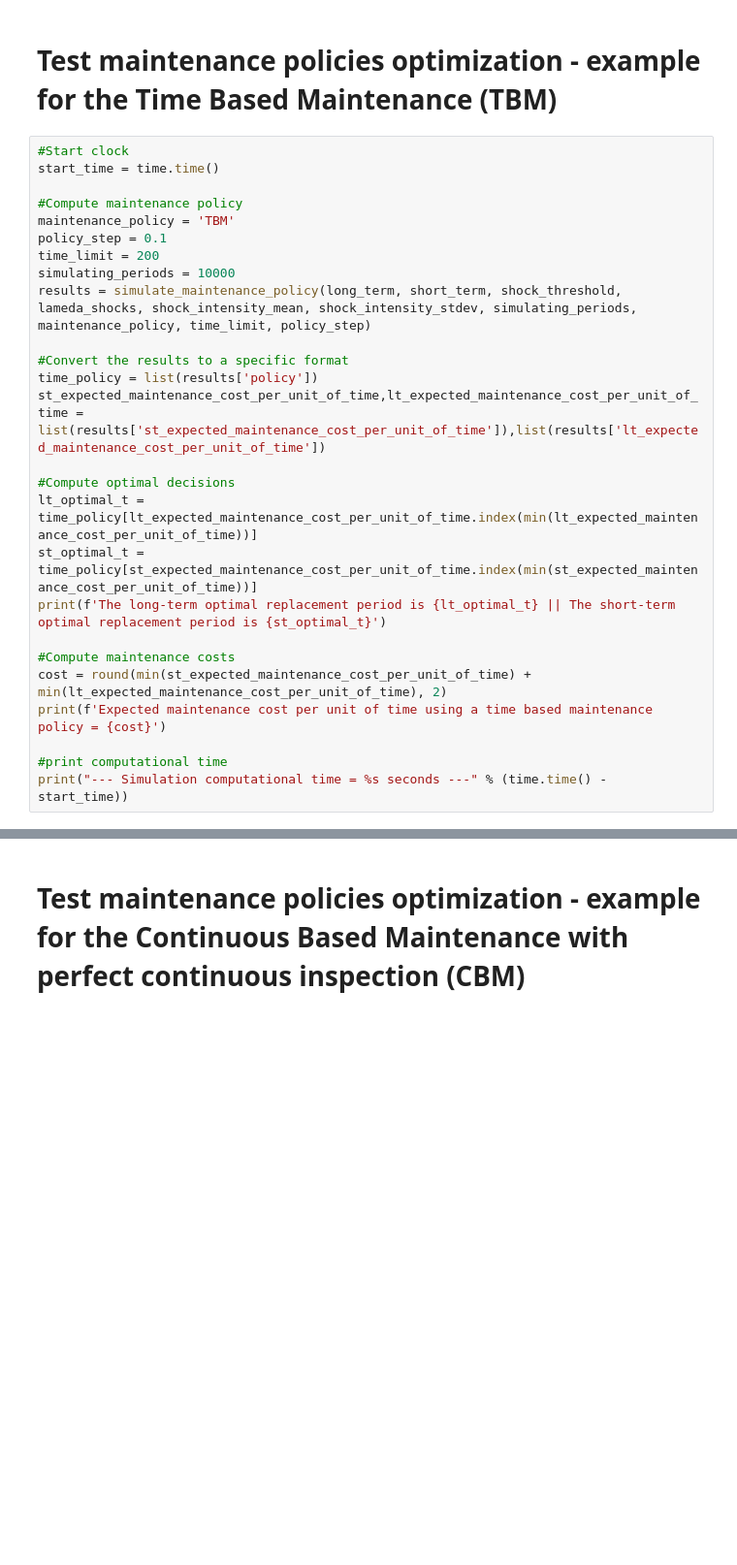
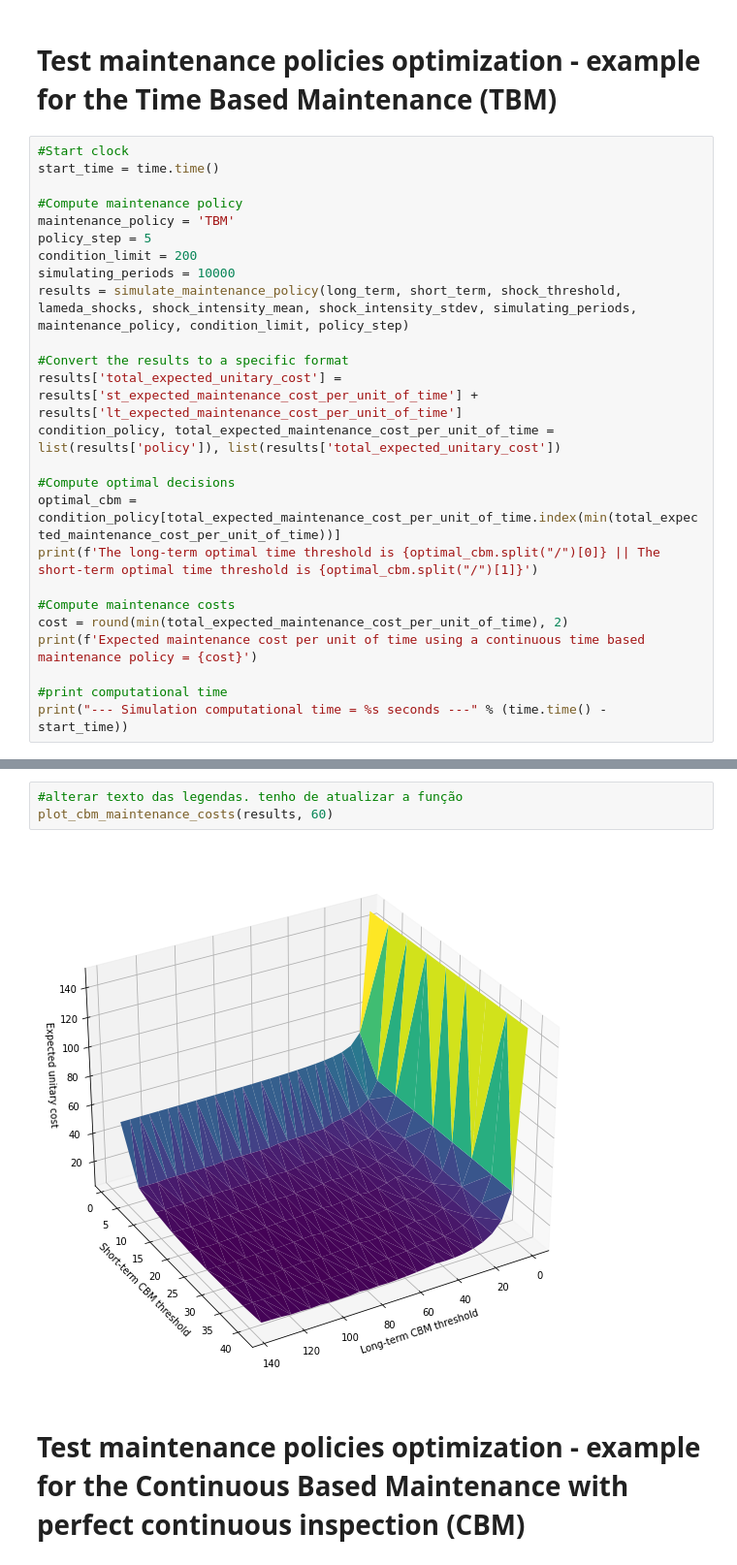
Before and after one commit to diaxz12/Assets_with_failures_dependence, a Jupyter notebook: simulator_results.ipynb, the cells around one changed output, grey strips where cells are left out. Shown at 97% size. Saved outputs shown, nothing was run; the diff lists cells and outputs as text; blank space fills up the shorter version.

```diff
--- a/simulator_results.ipynb
+++ b/simulator_results.ipynb
@@ -73,23 +138,22 @@ start_time = time.time()
 
 #Compute maintenance policy
 maintenance_policy = 'TBM'
-policy_step = 0.1
-time_limit = 200
+policy_step = 5
+condition_limit = 200
 simulating_periods = 10000
-results = simulate_maintenance_policy(long_term, short_term, shock_threshold, lameda_shocks, shock_intensity_mean, shock_intensity_stdev, simulating_periods, maintenance_policy, time_limit, policy_step)
+results = simulate_maintenance_policy(long_term, short_term, shock_threshold, lameda_shocks, shock_intensity_mean, shock_intensity_stdev, simulating_periods, maintenance_policy, condition_limit, policy_step)
 
 #Convert the results to a specific format
-time_policy = list(results['policy'])
-st_expected_maintenance_cost_per_unit_of_time,lt_expected_maintenance_cost_per_unit_of_time = list(results['st_expected_maintenance_cost_per_unit_of_time']),list(results['lt_expected_maintenance_cost_per_unit_of_time'])
+results['total_expected_unitary_cost'] = results['st_expected_maintenance_cost_per_unit_of_time'] + results['lt_expected_maintenance_cost_per_unit_of_time']
+condition_policy, total_expected_maintenance_cost_per_unit_of_time = list(results['policy']), list(results['total_expected_unitary_cost'])
 
 #Compute optimal decisions
-lt_optimal_t = time_policy[lt_expected_maintenance_cost_per_unit_of_time.index(min(lt_expected_maintenance_cost_per_unit_of_time))]
-st_optimal_t = time_policy[st_expected_maintenance_cost_per_unit_of_time.index(min(st_expected_maintenance_cost_per_unit_of_time))]
-print(f'The long-term optimal replacement period is {lt_optimal_t} || The short-term optimal replacement period is {st_optimal_t}')
+optimal_cbm = condition_policy[total_expected_maintenance_cost_per_unit_of_time.index(min(total_expected_maintenance_cost_per_unit_of_time))]
+print(f'The long-term optimal time threshold is {optimal_cbm.split("/")[0]} || The short-term optimal time threshold is {optimal_cbm.split("/")[1]}')
 
 #Compute maintenance costs
-cost = round(min(st_expected_maintenance_cost_per_unit_of_time) + min(lt_expected_maintenance_cost_per_unit_of_time), 2)
-print(f'Expected maintenance cost per unit of time using a time based maintenance policy = {cost}')
+cost = round(min(total_expected_maintenance_cost_per_unit_of_time), 2)
+print(f'Expected maintenance cost per unit of time using a continuous time based maintenance policy = {cost}')
 
 #print computational time
 print("--- Simulation computational time = %s seconds ---" % (time.time() - start_time))
@@ -104,3 +164,8 @@ policy_costs_plot(st_expected_maintenance_cost_per_unit_of_time, lt_expected_mai
+# %%
+#alterar texto das legendas. tenho de atualizar a função
+plot_cbm_maintenance_costs(results, 60)
+# %% [output]
+[figure, added]
 # %% [markdown]
 # Test maintenance policies optimization - example for the Continuous Based Maintenance with perfect continuous inspection (CBM)
 # %%
```
Also changed, not shown: parts of 13 cells of this notebook, 2 other files.
